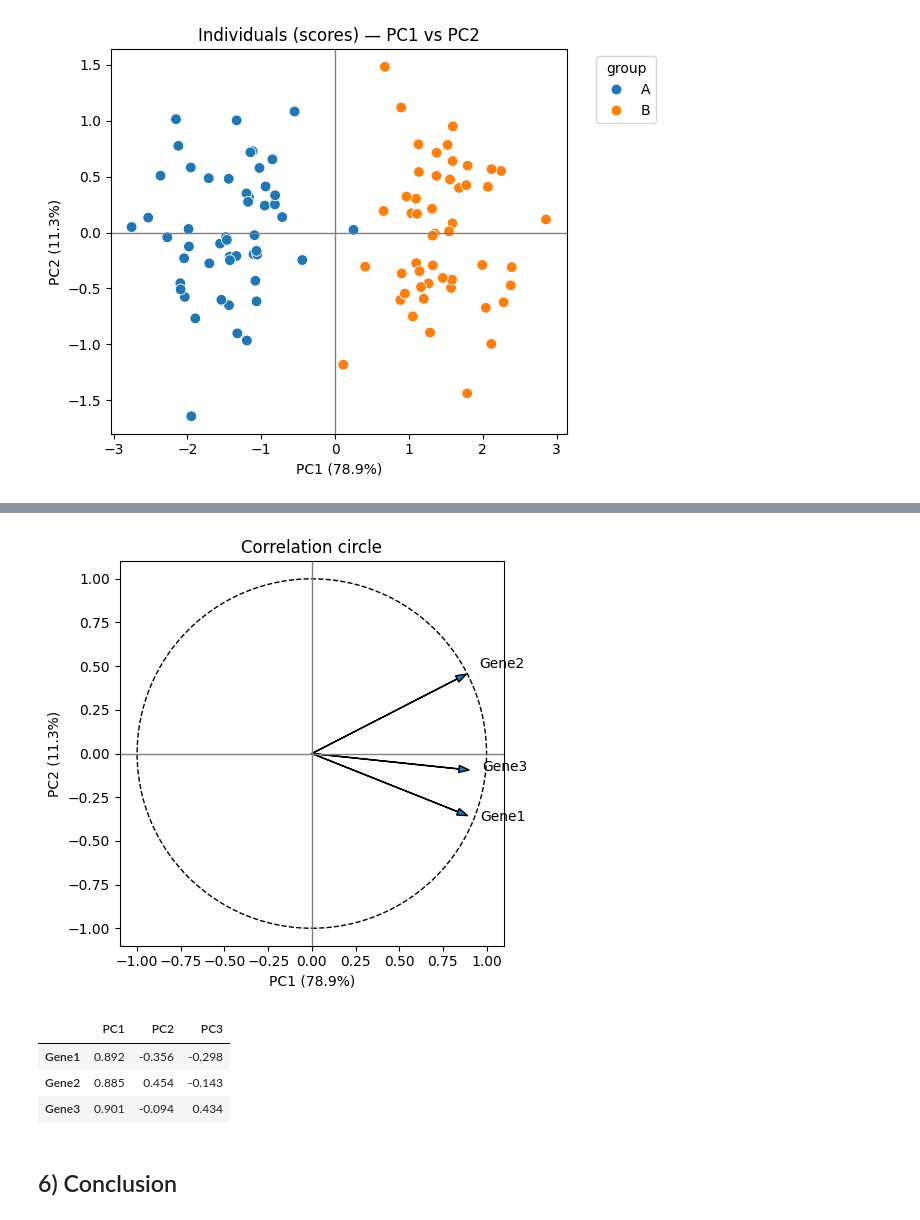
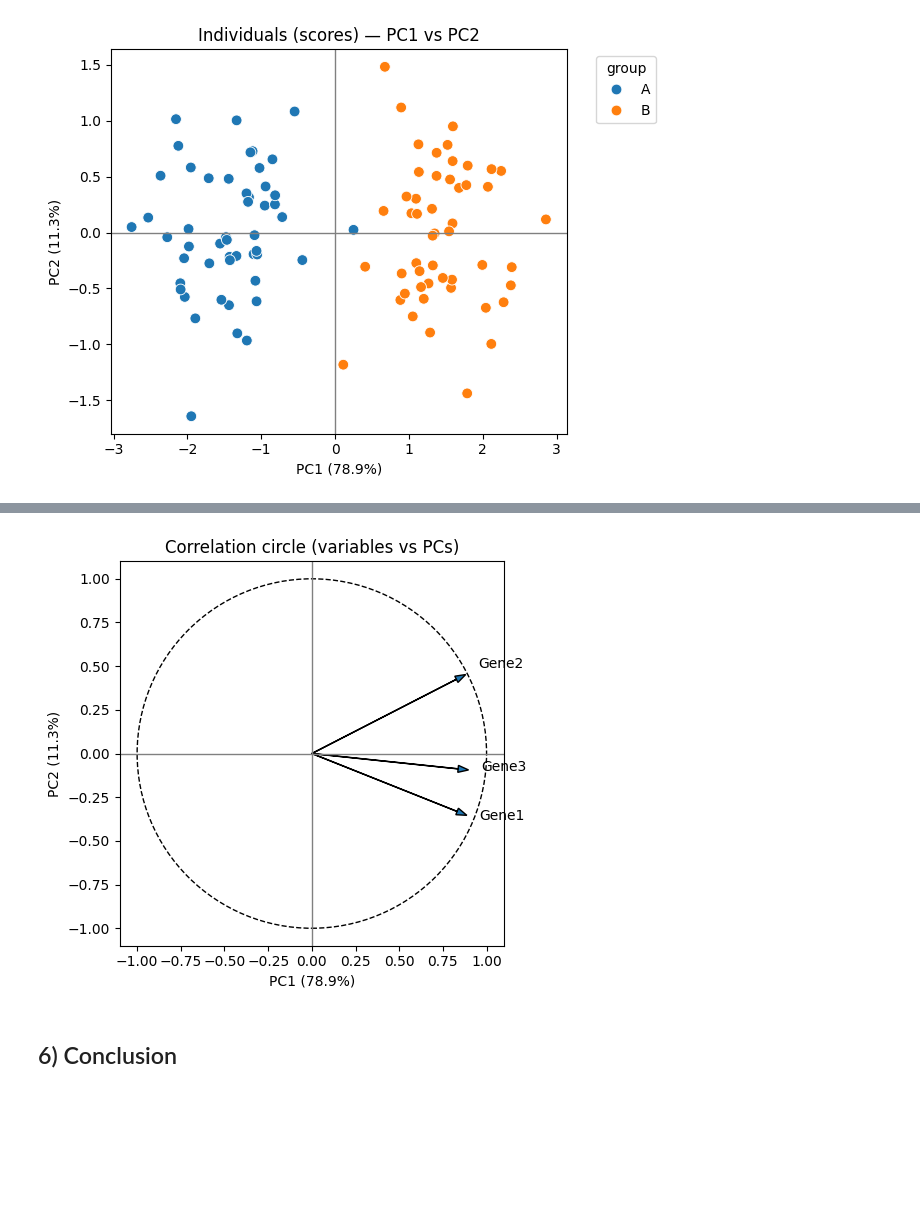
Before and after one commit to C3BI-pasteur-fr/scientific-python, a Jupyter notebook: notebooks/Courses/day5_02_pca_solution.ipynb, the cells around one changed output, grey strips where cells are left out. Saved outputs shown, nothing was run; the diff lists cells and outputs as text; code cells hidden in the pictures; blank space fills up the shorter version.

```diff
--- a/notebooks/Courses/day5_02_pca_solution.ipynb
+++ b/notebooks/Courses/day5_02_pca_solution.ipynb
@@ -76,43 +81,41 @@ plt.show()
 # %%
-# 5) Correlation circle (loadings)
+# 5. Correlation circle
+
 import numpy as np
 import matplotlib.pyplot as plt
 
 features = X.columns.tolist()
 
-# Loadings for standardized PCA
-loadings = pca.components_.T * np.sqrt(pca.explained_variance_)
-xs, ys = loadings[:, 0], loadings[:, 1]
+# Compute correlation between input variables and
+# components
+C = np.corrcoef(np.hstack([Xz, X_pca]), rowvar=False)
+p = X.shape[1]
+corr_vars_pc = C[:p, p:]   # shape: (p, n_components)
+
+# Get dimensions 1 and 2 for the correlation circle
+xs, ys = corr_vars_pc[:, 0], corr_vars_pc[:, 1]
 
 fig = plt.figure()
 ax = fig.add_subplot(111, aspect='equal')
 circle = plt.Circle((0,0), 1, fill=False, linestyle='--')
 ax.add_artist(circle)
 ax.axhline(0, color='grey', linewidth=1)
 ax.axvline(0, color='grey', linewidth=1)
 
 for i, f in enumerate(features):
     ax.arrow(0, 0, xs[i], ys[i], head_width=0.04, length_includes_head=True)
     ax.text(xs[i]*1.08, ys[i]*1.08, f)
 
 ax.set_xlim(-1.1, 1.1)
 ax.set_ylim(-1.1, 1.1)
 var1 = pca.explained_variance_ratio_[0]*100
 var2 = pca.explained_variance_ratio_[1]*100
 ax.set_xlabel(f'PC1 ({var1:.1f}%)')
 ax.set_ylabel(f'PC2 ({var2:.1f}%)')
-ax.set_title('Correlation circle')
+ax.set_title('Correlation circle (variables vs PCs)')
 plt.tight_layout()
 plt.show()
-
-# Also show numeric loadings
-import pandas as pd
-pd.DataFrame(loadings, index=features, columns=['PC1','PC2','PC3']).round(3)
 # %% [output]
-[figure, old version]
+[figure, new version]
-|  | PC1 | PC2 | PC3 |
-| Gene1 | 0.892 | -0.356 | -0.298 |
-| Gene2 | 0.885 | 0.454 | -0.143 |
-| Gene3 | 0.901 | -0.094 | 0.434 |
 # %% [markdown]
 ## 6) Conclusion
```
Also changed, not shown: parts of 3 cells of this notebook, 2 other files.
